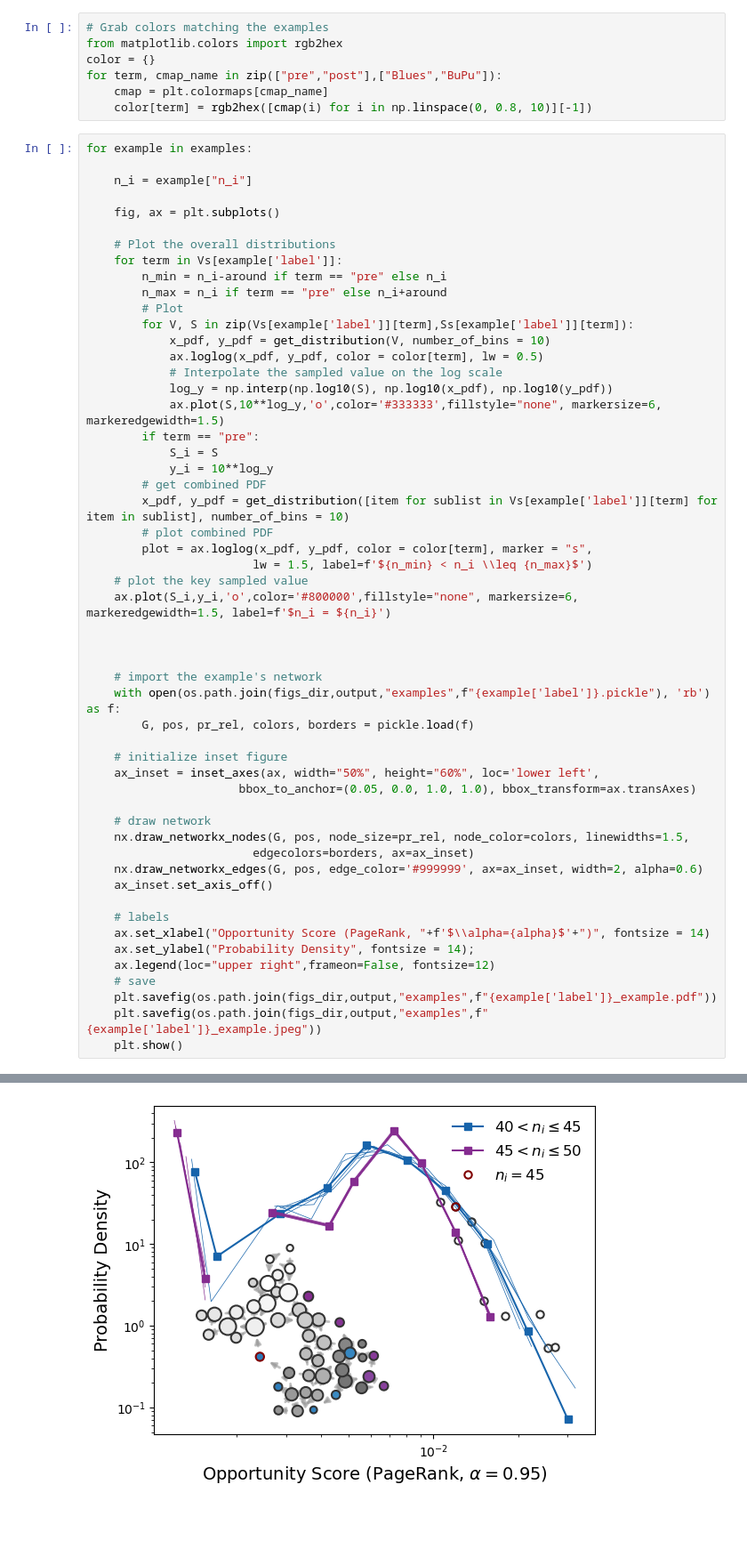
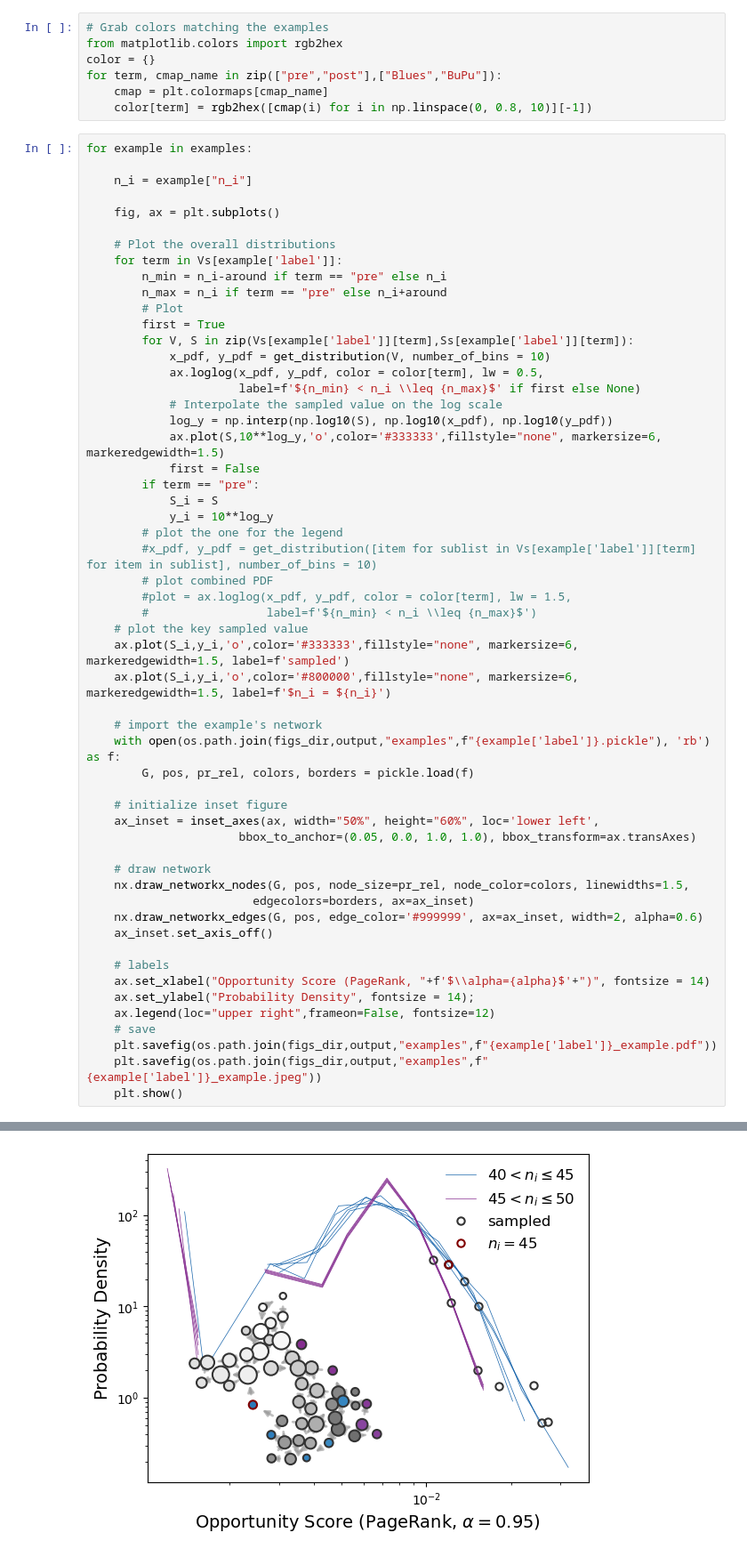
Before and after one commit to carolinamattsson/opportunistic-attachment, a Jupyter notebook: plots_space.ipynb, the cells around one changed output, grey strips where cells are left out. Shown at 89% size. Cells and saved outputs as stored; diff of their text form; blank space fills up the shorter version.

```diff
--- a/plots_space.ipynb
+++ b/plots_space.ipynb
@@ -165,24 +168,26 @@ for example in examples:
         n_min = n_i-around if term == "pre" else n_i
         n_max = n_i if term == "pre" else n_i+around
         # Plot
+        first = True
         for V, S in zip(Vs[example['label']][term],Ss[example['label']][term]):
             x_pdf, y_pdf = get_distribution(V, number_of_bins = 10)
-            ax.loglog(x_pdf, y_pdf, color = color[term], lw = 0.5)
+            ax.loglog(x_pdf, y_pdf, color = color[term], lw = 0.5,
+                      label=f'${n_min} < n_i \\leq {n_max}$' if first else None)
             # Interpolate the sampled value on the log scale
             log_y = np.interp(np.log10(S), np.log10(x_pdf), np.log10(y_pdf))
             ax.plot(S,10**log_y,'o',color='#333333',fillstyle="none", markersize=6, markeredgewidth=1.5)
+            first = False
         if term == "pre":
             S_i = S
             y_i = 10**log_y
-        # get combined PDF
-        x_pdf, y_pdf = get_distribution([item for sublist in Vs[example['label']][term] for item in sublist], number_of_bins = 10)
+        # plot the one for the legend
+        #x_pdf, y_pdf = get_distribution([item for sublist in Vs[example['label']][term] for item in sublist], number_of_bins = 10)
         # plot combined PDF
-        plot = ax.loglog(x_pdf, y_pdf, color = color[term], marker = "s",
-                        lw = 1.5, label=f'${n_min} < n_i \\leq {n_max}$')
+        #plot = ax.loglog(x_pdf, y_pdf, color = color[term], lw = 1.5,
+        #                 label=f'${n_min} < n_i \\leq {n_max}$')
     # plot the key sampled value
+    ax.plot(S_i,y_i,'o',color='#333333',fillstyle="none", markersize=6, markeredgewidth=1.5, label=f'sampled')
     ax.plot(S_i,y_i,'o',color='#800000',fillstyle="none", markersize=6, markeredgewidth=1.5, label=f'$n_i = ${n_i}')
-
-
 
     # import the example's network
     with open(os.path.join(figs_dir,output,"examples",f"{example['label']}.pickle"), 'rb') as f:
@@ -214 +219 @@ for example in examples:
-[figure, old version]
+[figure, new version]
```
Also changed, not shown: parts of 5 cells of this notebook, 12 other files.
